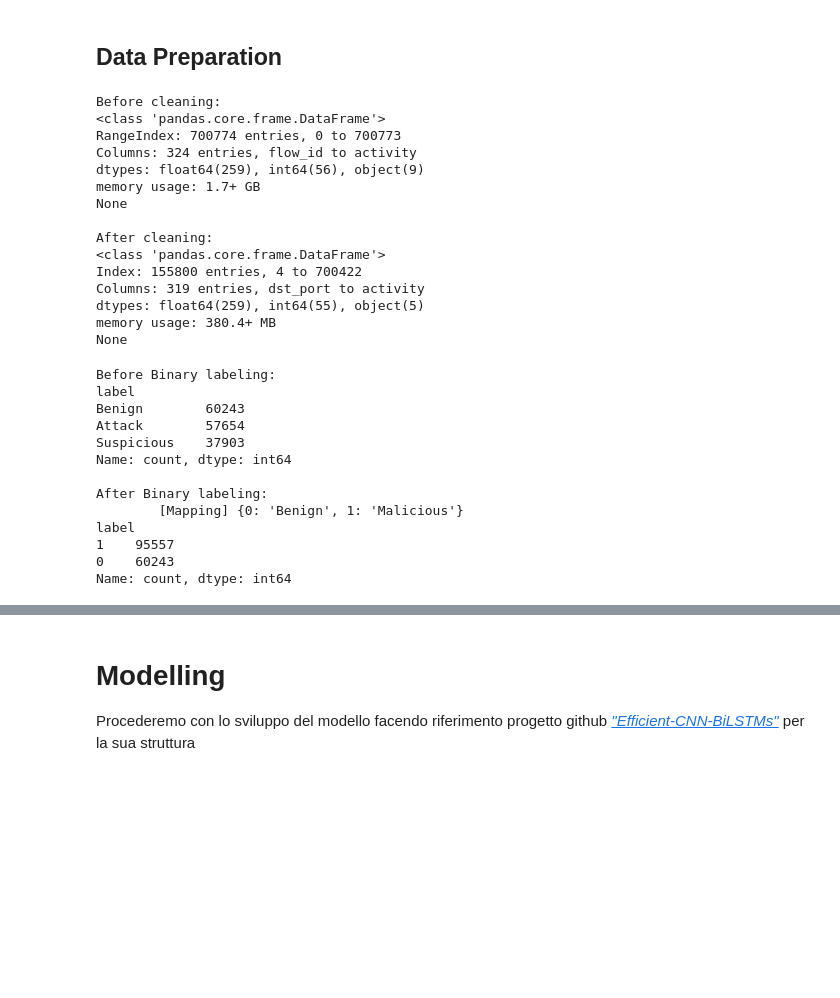
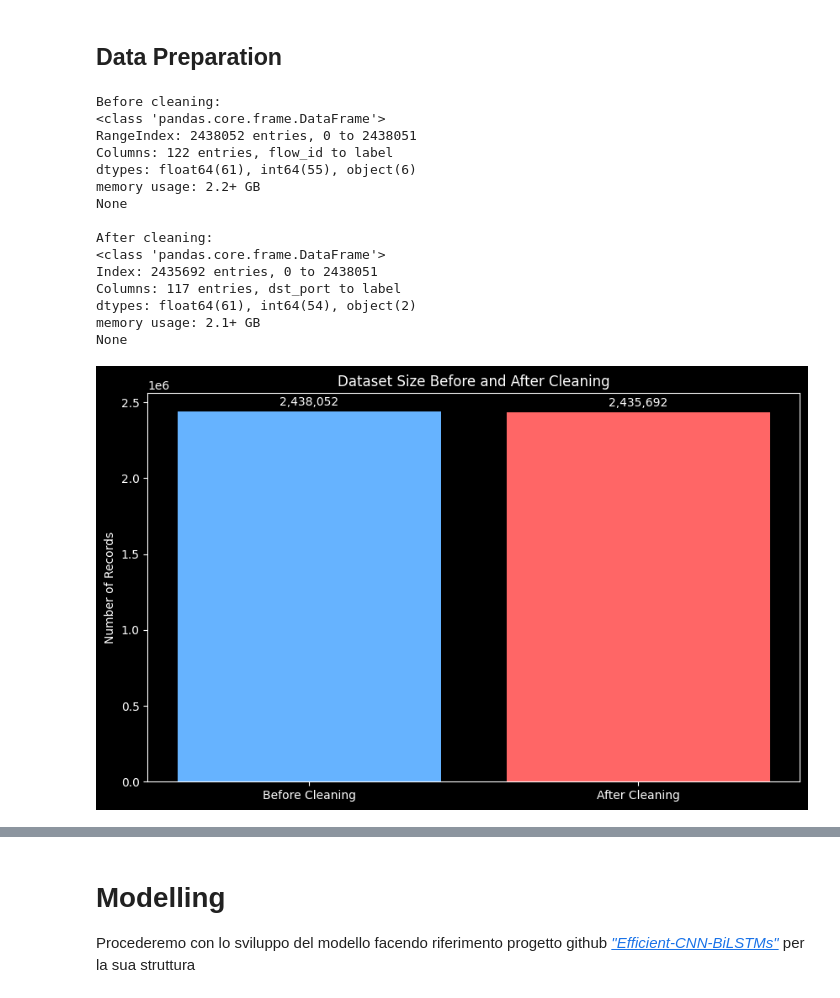
Before and after one commit to jose-sgariglia/Barad-dur, a Jupyter notebook: notebooks/main.ipynb, the cells around one changed output, grey strips where cells are left out. Saved outputs shown, nothing was run; the diff lists cells and outputs as text; code cells hidden in the pictures; blank space fills up the shorter version.

```diff
--- a/notebooks/main.ipynb
+++ b/notebooks/main.ipynb
@@ -24,7 +24,7 @@ THRESHOLD = 0.005
 
 # Paths
 
-DATASET_DIR = '../data/DDOS'
+DATASET_DIR = '../data/CIC'
 MODEL_DIR = '../models'
 
 # Datsets Info
@@ -139,41 +139,71 @@ def clean_data(dataset: pd.DataFrame, columns_to_remove: List[str]) -> pd.DataFr
 
     dataset = dataset.replace([np.inf, -np.inf], np.nan)
     float_cols = dataset.select_dtypes(include=['float']).columns
     dataset[float_cols] = dataset[float_cols].round(4)
 
     dataset = dataset.drop(columns=columns_to_remove)
 
     if len(CLASS_SELECTION) > 0:
         dataset = dataset[dataset['label'].isin(CLASS_SELECTION)]
 
     return dataset
 
 
+def plot_data_size_comparison(length_before: int, length_after: int):
+    """
+    Plots a bar chart to compare the size of the dataset before and after cleaning.
+
+    :param int length_before: The length of the dataset before cleaning.
+    :param int length_after: The length of the dataset after cleaning.
+    """
+    with plt.style.context('dark_background'):
+        fig, ax = plt.subplots(figsize=(10, 6))
+        bars = ax.bar(['Before Cleaning', 'After Cleaning'], [length_before, length_after], color=['#66b3ff', '#ff6666'])
+        ax.set_title('Dataset Size Before and After Cleaning')
+        ax.set_ylabel('Number of Records')
+
+        # Add text annotations to the bars
+        for bar in bars:
+            height = bar.get_height()
+            ax.annotate(f'{height:,}',
+                        xy=(bar.get_x() + bar.get_width() / 2, height),
+                        xytext=(0, 3),  # 3 points vertical offset
+                        textcoords="offset points",
+                        ha='center', va='bottom')
+
+        plt.show()
+
+    plt.close()
+
 if __name__ == '__main__':
     print("Before cleaning:")
     print(dataset.info())
+    length_before = len(dataset)
 
     columns_to_remove = ["flow_id", "src_ip", "dst_ip", "src_port", "timestamp"]
     dataset = clean_data(dataset, columns_to_remove)
 
     print("\nAfter cleaning:")
     print(dataset.info())
+
+    plot_data_size_comparison(length_before, len(dataset))
 # %% [output]
 Before cleaning:
 <class 'pandas.core.frame.DataFrame'>
-RangeIndex: 700774 entries, 0 to 700773
-Columns: 324 entries, flow_id to activity
-dtypes: float64(259), int64(56), object(9)
-memory usage: 1.7+ GB
+RangeIndex: 2438052 entries, 0 to 2438051
+Columns: 122 entries, flow_id to label
+dtypes: float64(61), int64(55), object(6)
+memory usage: 2.2+ GB
 None
 
 After cleaning:
 <class 'pandas.core.frame.DataFrame'>
-Index: 155800 entries, 4 to 700422
-Columns: 319 entries, dst_port to activity
-dtypes: float64(259), int64(55), object(5)
-memory usage: 380.4+ MB
+Index: 2435692 entries, 0 to 2438051
+Columns: 117 entries, dst_port to label
+dtypes: float64(61), int64(54), object(2)
+memory usage: 2.1+ GB
 None
+[figure, added]
 # %%
 # Data Labeling
 
@@ -216,20 +246,6 @@ if __name__ == '__main__':
     print(f"\nAfter {"Binary" if BINARY_CLASSIFICATION else 'Multiclass'} labeling:")
     print(f"\t[Mapping] {BINARY_LABELS if BINARY_CLASSIFICATION else MAPPING_MULTICLASS_LABELS}")
     print(dataset['label'].value_counts())
-# %% [output]
-Before Binary labeling:
-label
-Benign        60243
-Attack        57654
-Suspicious    37903
-Name: count, dtype: int64
-
-After Binary labeling:
-        [Mapping] {0: 'Benign', 1: 'Malicious'}
-label
-1    95557
-0    60243
-Name: count, dtype: int64
 # %%
 # Splitting Features and Labels
 from typing import Tuple
```
Also changed, not shown: parts of 5 cells of this notebook, 15 other files.
